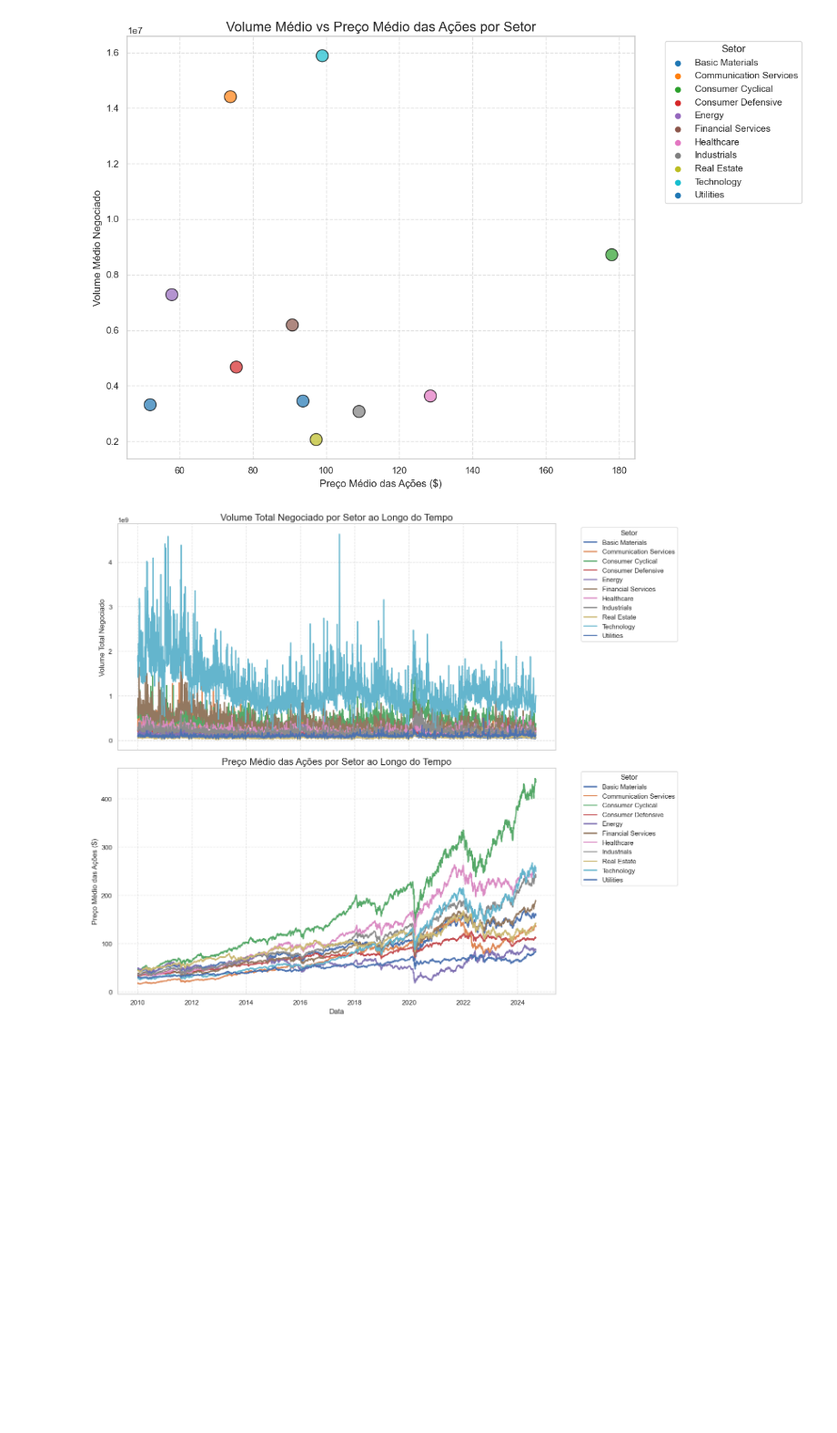
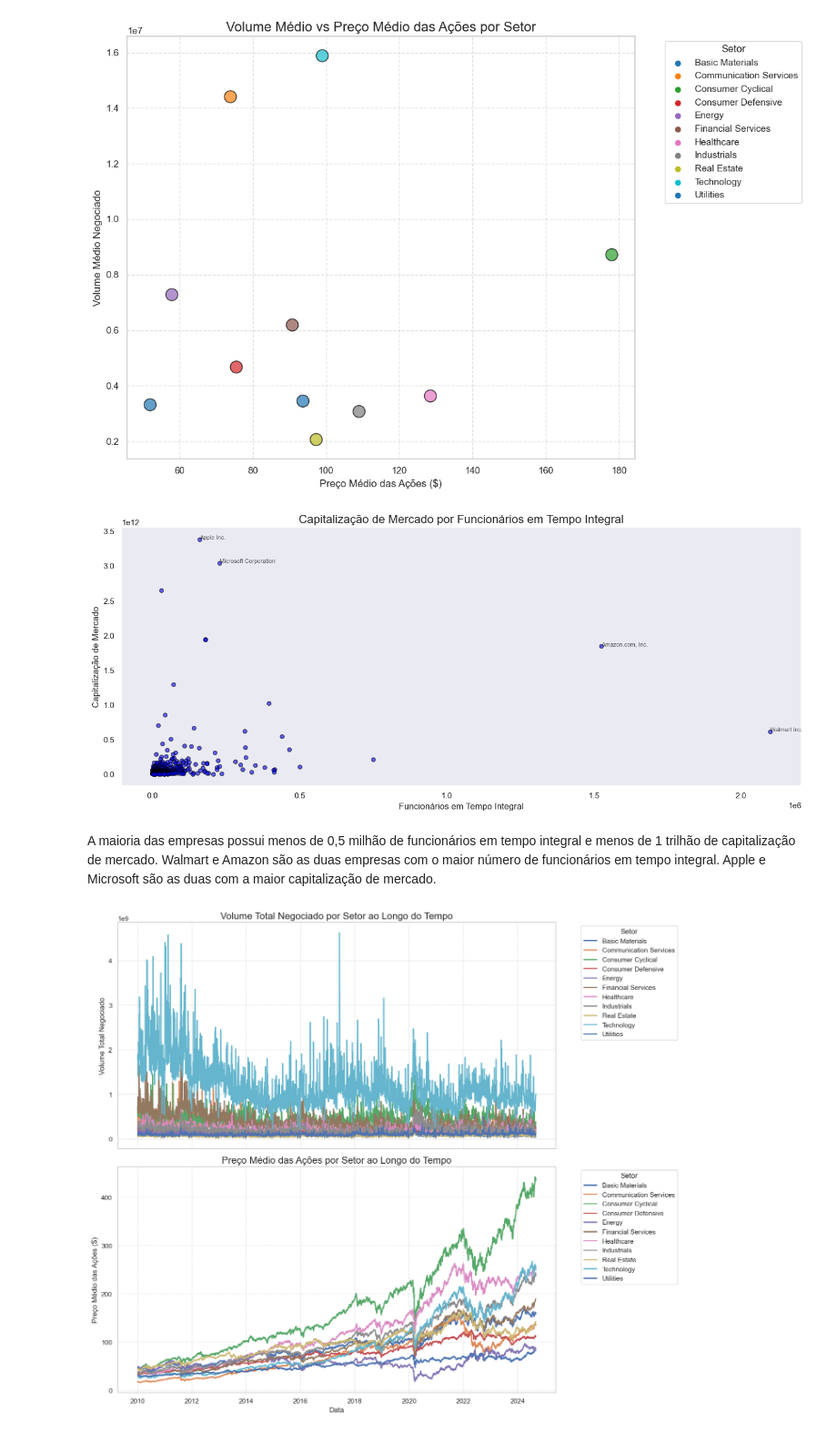
Before and after one commit to zibia-cunha/S-P500-exploratory-financial-anallysis, a Jupyter notebook: analiseM.ipynb, the cells around one changed output. Shown at 91% size. Saved outputs shown, nothing was run; the diff lists cells and outputs as text; code cells hidden in the pictures; blank space fills up the shorter version.

Commit message:
mais um plot

```diff
--- a/analiseM.ipynb
+++ b/analiseM.ipynb
@@ -249,6 +266,43 @@ plt.tight_layout()
 plt.show()
 # %% [output]
 [figure]
+# %%
+# Filtrar as empresas com dados de funcionários e capitalização de mercado
+filtered_df = df_companies.dropna(subset=['Fulltimeemployees', 'Marketcap'])
+
+
+# pensei depois que poderia ser interessante mostrar quais são as empresas com mais funcionários e maior capitalização de mercado
+top_2_funcionarios = filtered_df.nlargest(2, 'Fulltimeemployees')
+top_2_marketcap = filtered_df.nlargest(2, 'Marketcap')
+
+# plotando...
+fig, ax = plt.subplots(figsize=(14, 6))
+sc = ax.scatter(
+    filtered_df['Fulltimeemployees'],
+    filtered_df['Marketcap'],
+    c='blue',
+    s=30,
+    alpha=0.6,
+    edgecolor='black'
+)
+
+# aqui escreve o nome das empresas
+for i, txt in top_2_funcionarios.iterrows():
+    ax.annotate(txt['Shortname'], (txt['Fulltimeemployees'], txt['Marketcap']), fontsize=8, alpha=0.75)
+for i, txt in top_2_marketcap.iterrows():
+    ax.annotate(txt['Shortname'], (txt['Fulltimeemployees'], txt['Marketcap']), fontsize=8, alpha=0.75)
+
+
+ax.set_title('Capitalização de Mercado por Funcionários em Tempo Integral', fontsize=16)
+ax.set_xlabel('Funcionários em Tempo Integral', fontsize=12)
+ax.set_ylabel('Capitalização de Mercado', fontsize=12)
+
+plt.tight_layout()
+plt.show()
+# %% [output]
+[figure, added]
+# %% [markdown]
+A maioria das empresas possui menos de 0,5 milhão de funcionários em tempo integral e menos de 1 trilhão de capitalização de mercado. Walmart e Amazon são as duas empresas com o maior número de funcionários em tempo integral. Apple e Microsoft são as duas com a maior capitalização de mercado.
 # %%
 marged_df = pd.merge(df_stocks, df_companies [['Symbol', 'Sector']], on = 'Symbol', how = 'left')
 sector_time_series = marged_df.groupby(['Date', 'Sector']).agg({
```
Also changed, not shown: parts of 7 cells of this notebook, 1 other file.
